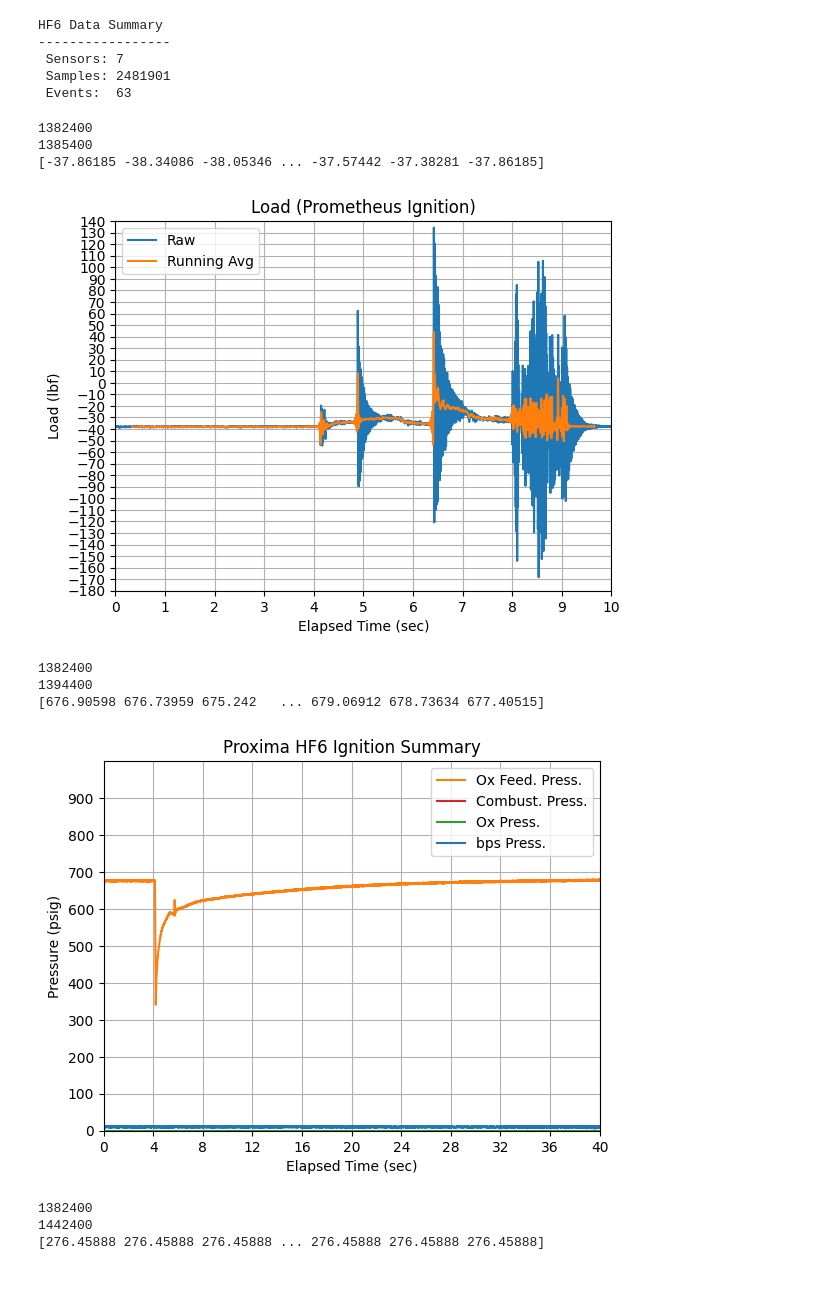
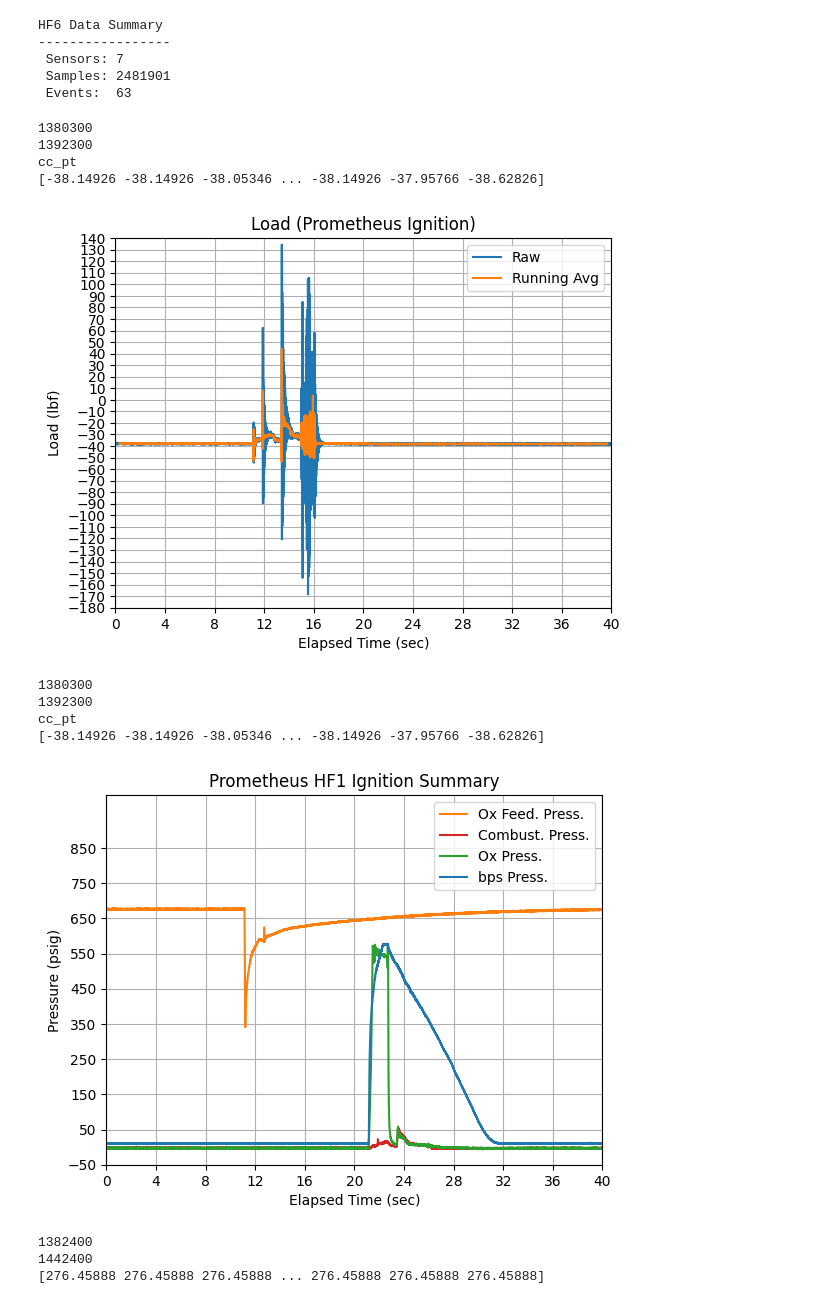
Before and after one commit to rice-eclipse/hotfire-data, a Jupyter notebook: analysis-prometheus-hf-1.ipynb, the cells around one changed output. Cells and saved outputs as stored; diff of their text form; code cells hidden in the pictures.

```diff
--- a/analysis-prometheus-hf-1.ipynb
+++ b/analysis-prometheus-hf-1.ipynb
@@ -57,23 +57,24 @@ HF6 Data Summary
 ep = vis.EventPlotter(data, events, dpi=100)
 lpf = LPF(fs=300, length=101, cutoff=50, window="blackman")
 # %%
-ep.plot(sensor_id=1, event_id=45, duration=10, filter=lpf,
+ep.plot(sensor_id=1, event_id=43, duration=40, filter=lpf,
         title="Load (Prometheus Ignition)", ylabel="Load (lbf)",
         num_xticks=11, dif_yticks=10)
 # %% [output]
-1382400
-1385400
-[-37.86185 -38.34086 -38.05346 ... -37.57442 -37.38281 -37.86185]
+1380300
+1392300
+cc_pt
+[-38.14926 -38.14926 -38.05346 ... -38.14926 -37.95766 -38.62826]
-[figure, old version]
+[figure, new version]
 # %%
-ep.plot(sensor_id=3, event_id=45, duration=40, filter=None,
-        title="Proxima HF6 Ignition Summary", ylabel="Pressure (psig)",
+ep.plot(sensor_id=3, event_id=43, duration=40, filter=None,
+        title="Prometheus HF1 Ignition Summary", ylabel="Pressure (psig)",
         legend="Ox Feed. Press.", num_xticks=11, dif_yticks=100,color="tab:orange")
-ep.add_curve(sensor_id=4, event_id=45, duration=40, legend="Combust. Press.",
+ep.add_curve(sensor_id=2, event_id=43, duration=40, legend="Combust. Press.",
              color="tab:red")
-ep.add_curve(sensor_id=4, event_id=45, duration=40, legend="Ox Press.",
+ep.add_curve(sensor_id=4, event_id=43, duration=40, legend="Ox Press.",
              color="tab:green")
-ep.add_curve(sensor_id=5, event_id=45, duration=40, legend="bps Press.",
+ep.add_curve(sensor_id=5, event_id=43, duration=40, legend="bps Press.",
              color="tab:blue")
 
 plt.ylim(0,1000)
@@ -82,10 +83,11 @@ plt.yticks(range(-50, 901, 100))
 plt.grid(True)
 plt.show()
 # %% [output]
-1382400
-1394400
-[676.90598 676.73959 675.242   ... 679.06912 678.73634 677.40515]
+1380300
+1392300
+cc_pt
+[-38.14926 -38.14926 -38.05346 ... -38.14926 -37.95766 -38.62826]
-[figure, old version]
+[figure, new version]
 # %%
 ep.plot(sensor_id=6, event_id=45, duration=200, filter=None,
         title="Proxima HF6 Ignition Summary", ylabel="flowmeter",
```
Also changed, not shown: 3 other files.
